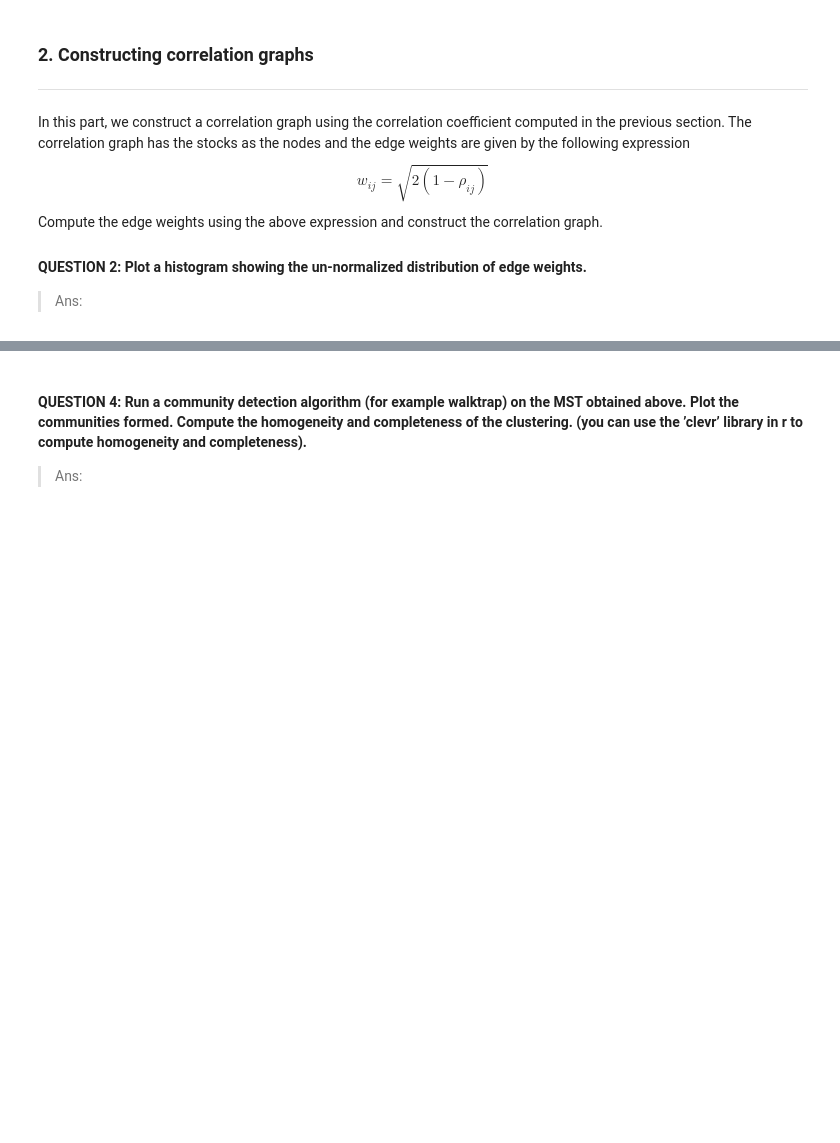
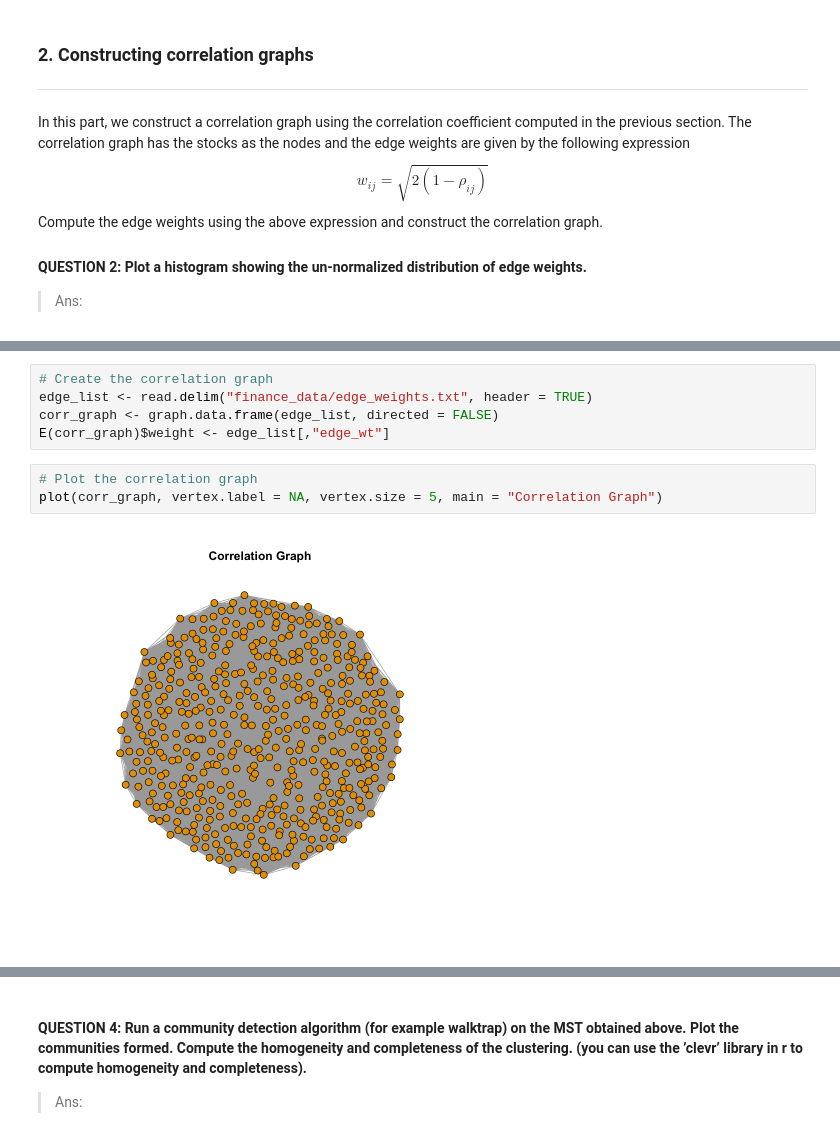
Before and after one commit to kchuang625/ucla-ece-232e-spring-2023-hw, a Jupyter notebook: project4/part1_705668757_905847065_105945588.ipynb, the cells around one changed output, grey strips where cells are left out. Saved outputs shown, nothing was run; the diff lists cells and outputs as text; blank space fills up the shorter version.

```diff
--- a/project4/part1_705668757_905847065_105945588.ipynb
+++ b/project4/part1_705668757_905847065_105945588.ipynb
@@ -38,0 +161,10 @@ Compute the edge weights using the above expression and construct the correlatio
+# %%
+# Create the correlation graph
+edge_list <- read.delim("finance_data/edge_weights.txt", header = TRUE)
+corr_graph <- graph.data.frame(edge_list, directed = FALSE)
+E(corr_graph)$weight <- edge_list[,"edge_wt"]
+# %%
+# Plot the correlation graph
+plot(corr_graph, vertex.label = NA, vertex.size = 5, main = "Correlation Graph")
+# %% [output]
+[figure, added]
```
Also changed, not shown: parts of 21 cells of this notebook.
